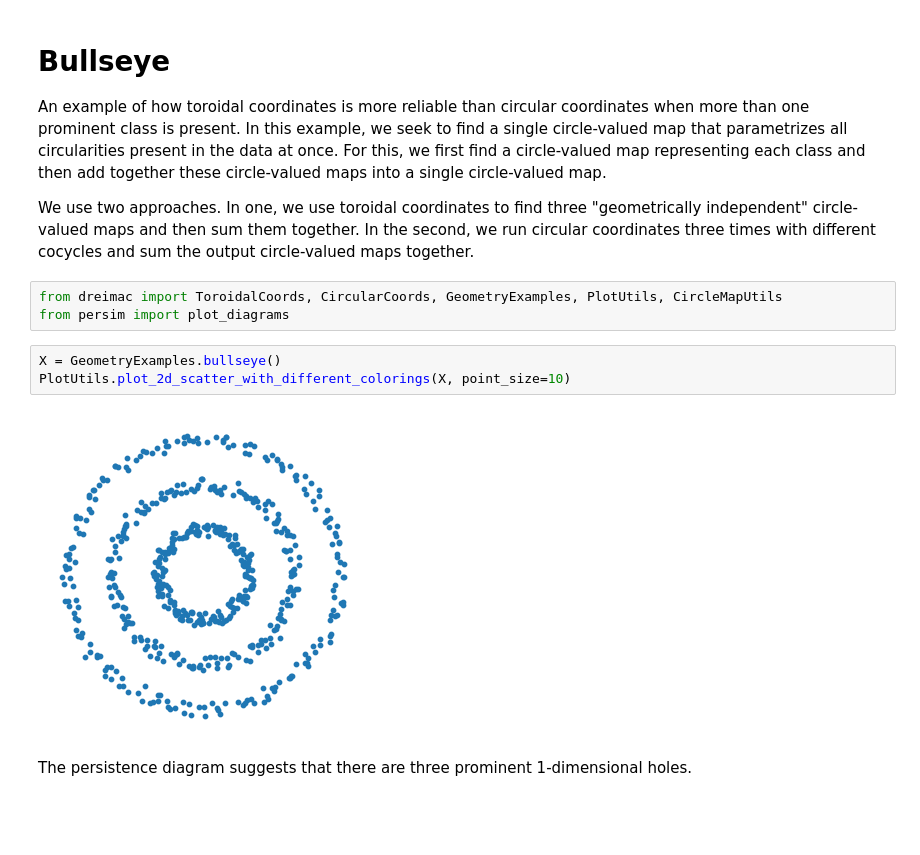
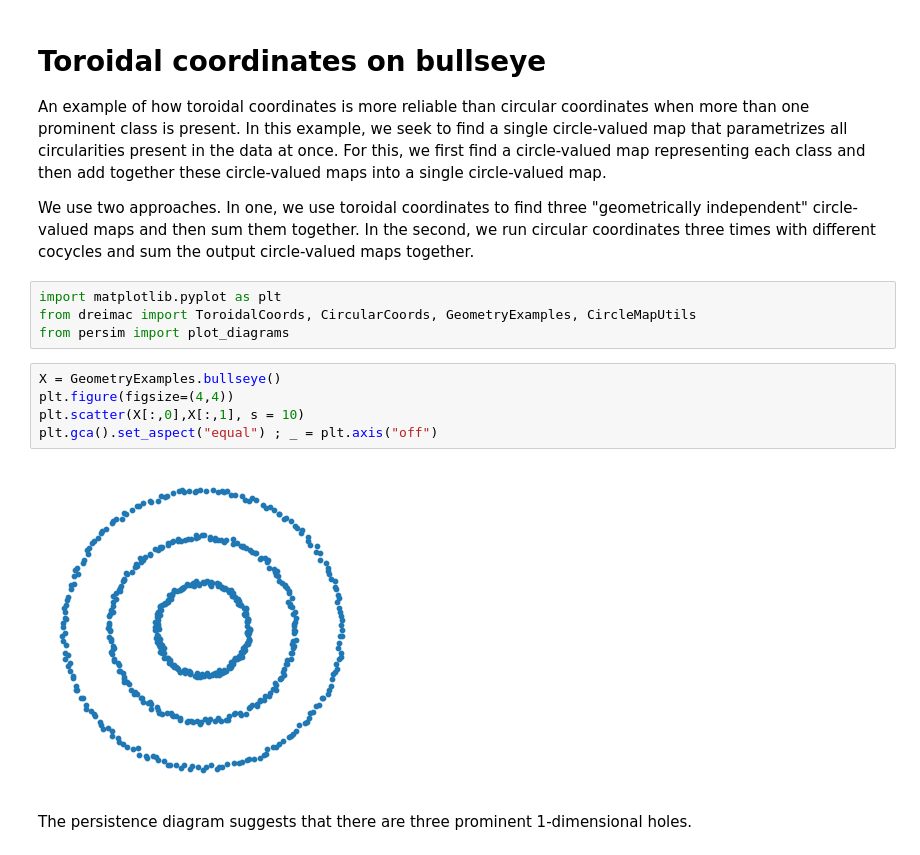
Before and after one commit to scikit-tda/DREiMac, a Jupyter notebook: notebooks/bullseye.ipynb, the cells around one changed output. Saved outputs shown, nothing was run; the diff lists cells and outputs as text; blank space fills up the shorter version.

```diff
--- a/notebooks/bullseye.ipynb
+++ b/notebooks/bullseye.ipynb
@@ -1,17 +1,20 @@
 # %% [markdown]
-# Bullseye
+# Toroidal coordinates on bullseye
 
 An example of how toroidal coordinates is more reliable than circular coordinates when more than one prominent class is present. In this example, we seek to find a single circle-valued map that parametrizes all circularities present in the data at once. For this, we first find a circle-valued map representing each class and then add together these circle-valued maps into a single circle-valued map.
 
 We use two approaches. In one, we use toroidal coordinates to find three "geometrically independent" circle-valued maps and then sum them together. In the second, we run circular coordinates three times with different cocycles and sum the output circle-valued maps together.
 # %%
-from dreimac import ToroidalCoords, CircularCoords, GeometryExamples, PlotUtils, CircleMapUtils
+import matplotlib.pyplot as plt
+from dreimac import ToroidalCoords, CircularCoords, GeometryExamples, CircleMapUtils
 from persim import plot_diagrams
-# %%
-X = GeometryExamples.bullseye()
-PlotUtils.plot_2d_scatter_with_different_colorings(X, point_size=10)
-# %% [output]
-[figure, removed]
+# %%
+X = GeometryExamples.bullseye()
+plt.figure(figsize=(4,4))
+plt.scatter(X[:,0],X[:,1], s = 10)
+plt.gca().set_aspect("equal") ; _ = plt.axis("off")
+# %% [output]
+[figure, added]
 # %% [markdown]
 The persistence diagram suggests that there are three prominent 1-dimensional holes.
 # %%
```
Also changed, not shown: parts of 12 cells of this notebook, 15 other files.
